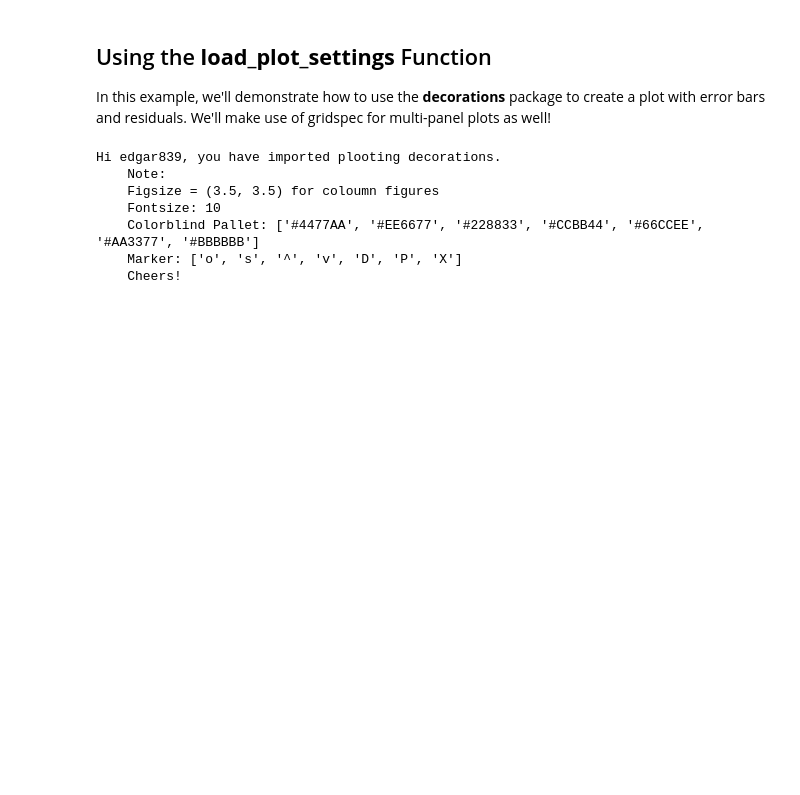
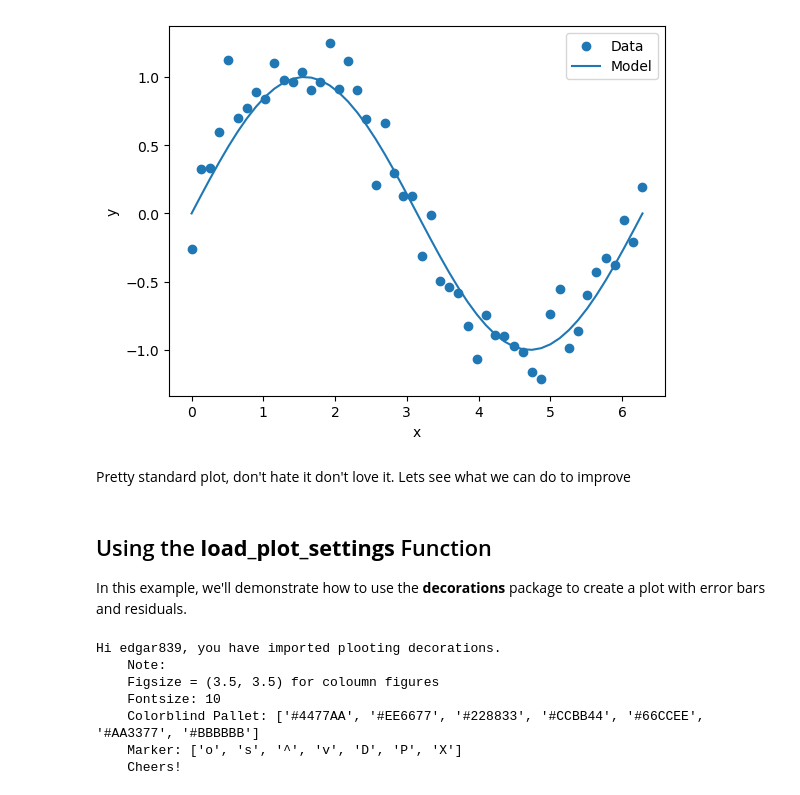
Before and after one commit to edgar-perez-vidal/decorations, a Jupyter notebook: decorations_tutorial.ipynb, the cells around one changed output. Drawn from its saved outputs; the diff is of its cells as text; code cells hidden in the pictures; blank space fills up the shorter version.

```diff
--- a/decorations_tutorial.ipynb
+++ b/decorations_tutorial.ipynb
@@ -9,7 +17,32 @@ from decorations import load_plot_settings, error_bar_settings
+# %%
+# Data for the plot with added noise
+x = np.linspace(0, 2 * np.pi, 50)
+y1 = np.sin(x)
+y2 = np.cos(x)
+
+y1_noisy = y1 + 0.2 * np.random.normal(size=x.size)  # Add some noise
+
+y1_err = 0.1 * np.ones_like(y1_noisy)  # Set the error bars
+
+# Create the sine wave plot with error bars
+plt.figure()
+plt.scatter(x, y1_noisy, label='Data',)
+plt.plot(x, y1, marker = '', label='Model',) # As of version='0.1.0', you will need to state marker = 'none' to get a line
+
+plt.xlabel('x')
+plt.ylabel('y')
+plt.legend()
+
+# Show the plot
+plt.show()
+# %% [output]
+[figure, added]
+# %% [markdown]
+Pretty standard plot, don't hate it don't love it. Lets see what we can do to improve
 # %% [markdown]
 ## Using the **load_plot_settings** Function
 
-In this example, we'll demonstrate how to use the **decorations** package to create a plot with error bars and residuals. We'll make use of gridspec for multi-panel plots as well!
+In this example, we'll demonstrate how to use the **decorations** package to create a plot with error bars and residuals.
 # %%
 # Default parameters for load_plot_settings function
 # Feel free to customize these values according to your specific plotting needs
```
Also changed, not shown: parts of 12 cells of this notebook, 5 other files.
